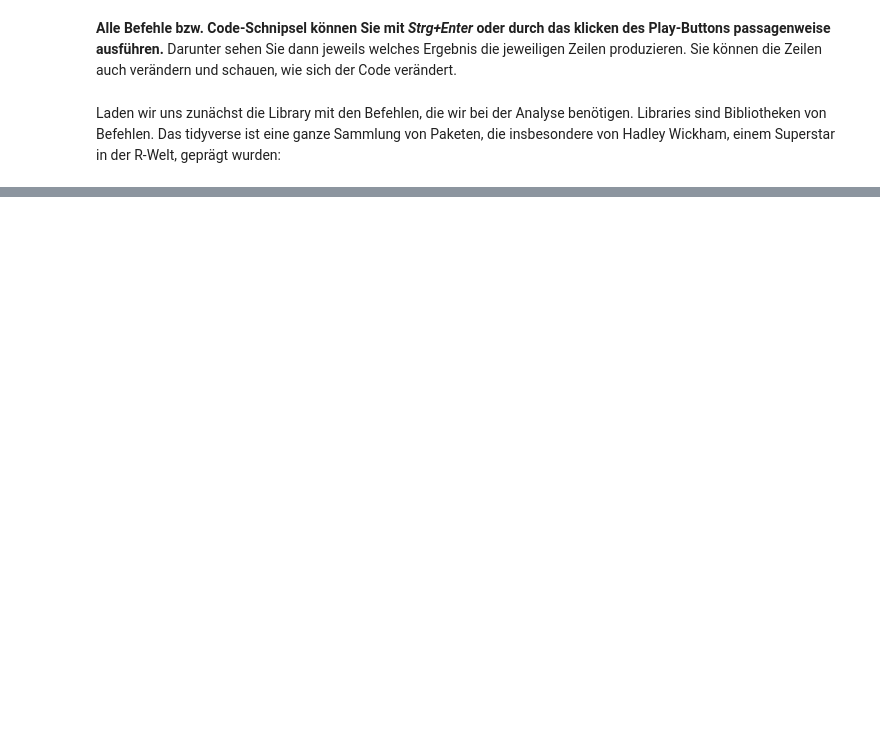
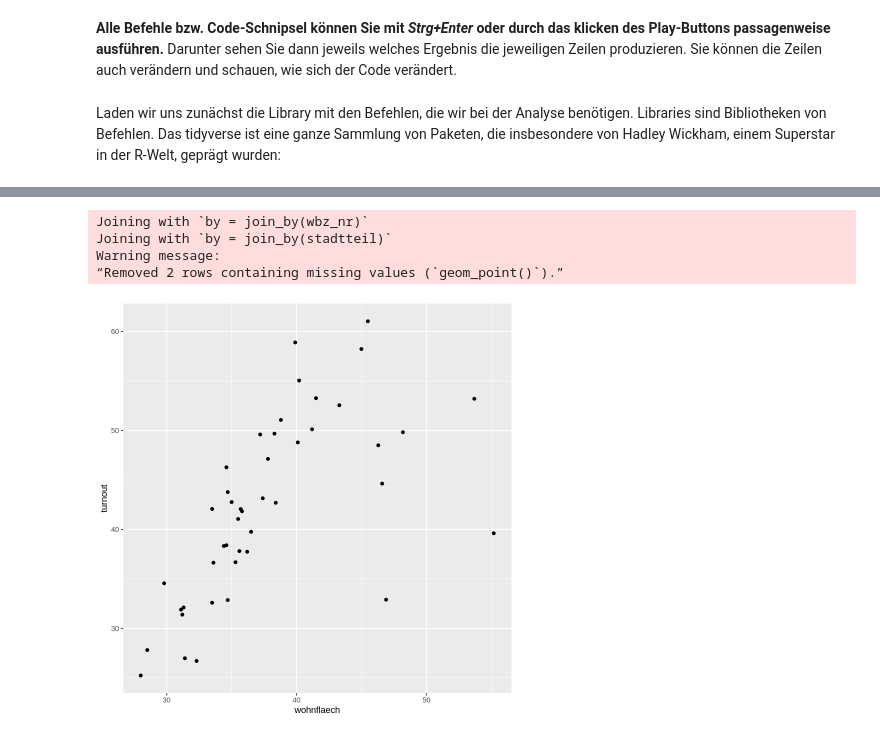
Before and after one commit to cstecker/politicsRLab, a Jupyter notebook: sozial verzerrte Wahlbeteiligung (OB-Wahl FFM).ipynb, the cells around one changed output, grey strips where cells are left out. Saved outputs shown, nothing was run; the diff lists cells and outputs as text; code cells hidden in the pictures; blank space fills up the shorter version.

```diff
--- a/sozial verzerrte Wahlbeteiligung (OB-Wahl FFM).ipynb
+++ b/sozial verzerrte Wahlbeteiligung (OB-Wahl FFM).ipynb
@@ -185,0 +126,18 @@ Schreiben Sie doch mal ein bisschen Code!
+# %%
+ffm_ob_wbz_results %>%
+  filter(date == "2023-03-05", wbz_art == "Präsenzwahl") %>%
+  left_join(wbz_stadtteile) %>%
+  select(date, stadtteil, wbz_nr, everything()) %>%
+  group_by(stadtteil) %>%
+  summarise(across(c(gueltig, sperrW , wahlberechtigt), sum)) %>%
+  mutate(turnout = (gueltig+sperrW)/wahlberechtigt*100) %>%
+  left_join(select(ffm_socstrk, -mean_age)) %>%
+  drop_na(stadtteil) %>%
+  ggplot(aes(x = wohnflaech, y = turnout)) +
+  geom_point()
+# %% [output]
+Joining with `by = join_by(wbz_nr)`
+Joining with `by = join_by(stadtteil)`
+Warning message:
+“Removed 2 rows containing missing values (`geom_point()`).”
+[figure, added]
```
Also changed, not shown: parts of 50 cells of this notebook.
